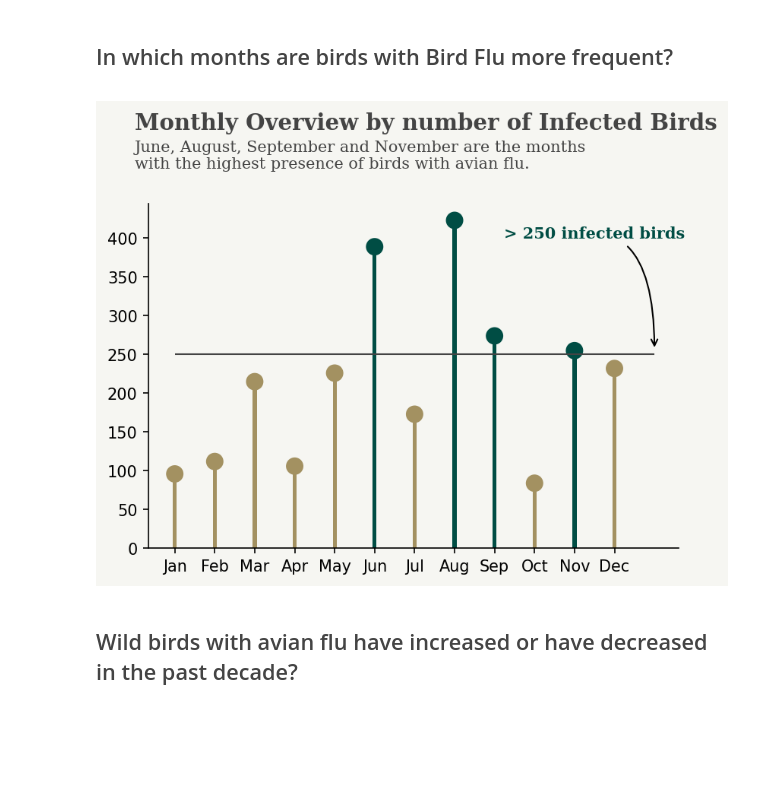
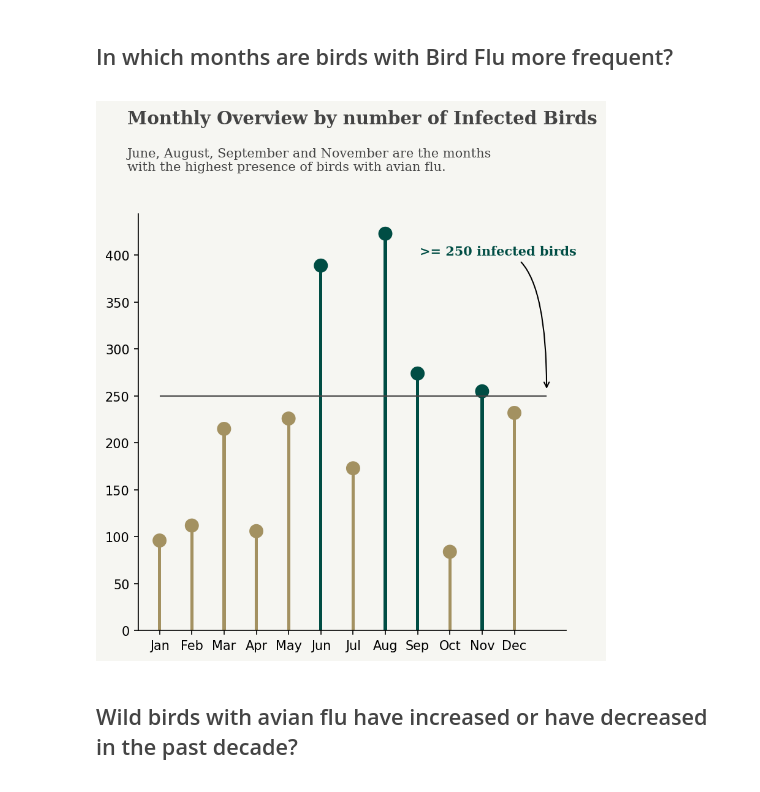
Before and after one commit to pessini/avian-flu-wild-birds-ireland, a Jupyter notebook: Wild-Bird-Species-Analysis.ipynb, the cells around one changed output. Cells and saved outputs as stored; diff of their text form; code cells hidden in the pictures; blank space fills up the shorter version.

```diff
--- a/Wild-Bird-Species-Analysis.ipynb
+++ b/Wild-Bird-Species-Analysis.ipynb
@@ -252,30 +223,0 @@ top_infected_counties = infected_birds.groupby('County').size().sort_values(asce
-# %%
-fig, ax = plt.subplots(1,1, figsize=(6, 4),dpi=150)
-
-background_color = "#F6F6F2"
-fig.patch.set_facecolor(background_color) # figure background color
-ax.set_facecolor(background_color)
-
-# Top infected locations
-data = top_infected_counties
-
-color_map = ['#004D44' for _ in range(len(data))]
-ax.barh(data.index, data,
-       edgecolor='white',color=color_map, alpha=0.9)
-
-# diff color text
-for i in range(0,10):
-    ax.annotate(list(data)[i],
-                   xy=(data[i]-(data[i]*0.05), i),
-                   va = 'center', ha='right', fontweight='bold',fontfamily='serif',fontsize=6, color='#FBFBFB')
-
-ax.axes.get_xaxis().set_ticks([])
-ax.invert_yaxis()
-
-for s in ['top', 'bottom', 'right']:
-    ax.spines[s].set_visible(False)
-
-ax.text(-100,-2.0,'Top 10 Counties where Avian Flu is most frequent',
-        fontfamily='serif',fontsize=14,fontweight='bold',color='#444444')
-
-plt.show()
@@ -371,37 +313,37 @@ def monthFormatter(month):
 # %%
 infected_bymonth = infected_birds.groupby('Month').size().sort_index(ascending=True)
 # %%
-fig, ax = plt.subplots(1,1, figsize=(6, 4),dpi=150)
+fig, ax = plt.subplots(1,1, figsize=(6, 6),dpi=150)
 
 background_color = "#F6F6F2"
 fig.patch.set_facecolor(background_color) # figure background color
 ax.set_facecolor(background_color)
 color_map = ['#004D44' if value > 250 else '#A39161' for index, value in infected_bymonth.items()]
 
 # MONTH OVERVIEW
 ax.bar(np.arange(len(infected_bymonth.index)), infected_bymonth, zorder=1, color=color_map, width=0.1)
 ax.scatter(np.arange(len(infected_bymonth.index)), infected_bymonth, zorder=1,s=100, color=color_map)
 
 ax.set_xticks(np.arange(len(infected_bymonth.index)))
 ax.set_xticklabels(map(monthFormatter,list(infected_bymonth.index)),rotation=0)
 
 ax.text(-1, 540, 'Monthly Overview by number of Infected Birds', fontsize=14, fontweight='bold',
         fontfamily='serif', color='#444444')
 ax.text(-1, 490,
         'June, August, September and November are the months \nwith the highest presence of birds with avian flu.',
         fontfamily='serif',fontsize=10, color='#444444')
 
 plt.hlines(y=250,xmin=0,xmax=12,lw=1,color='#444444')
-plt.annotate('> 250 infected birds', xy=(12, 255), xytext=(10.5, 400),
+plt.annotate('>= 250 infected birds', xy=(12, 255), xytext=(10.5, 400),
              arrowprops=dict(facecolor='#444444',arrowstyle="->",connectionstyle="angle3,angleA=0,angleB=90"),
              fontsize=10,fontweight='bold',fontfamily='serif',ha='center', color='#004D44')
 
 for s in ['top', 'right']:
     ax.spines[s].set_visible(False)
 
 plt.show()
 # %% [output]
-[figure, old version]
+[figure, new version]
 # %% [markdown]
 <a id="2.5"></a>
 ## <p style="font-size:100%; text-align:left; color:#444444;">Wild birds with avian flu have increased or have decreased in the past decade?</p>
```
Also changed, not shown: parts of 34 cells of this notebook, 2 other files.
